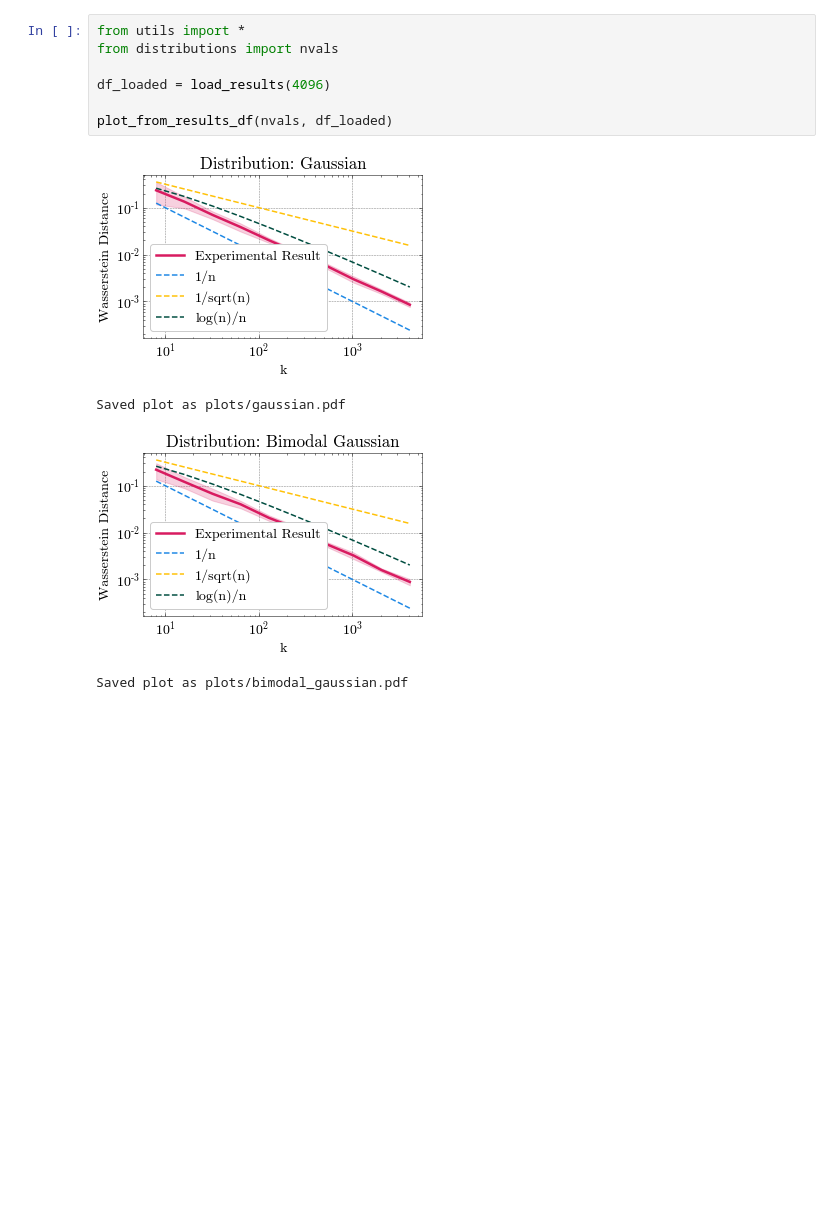
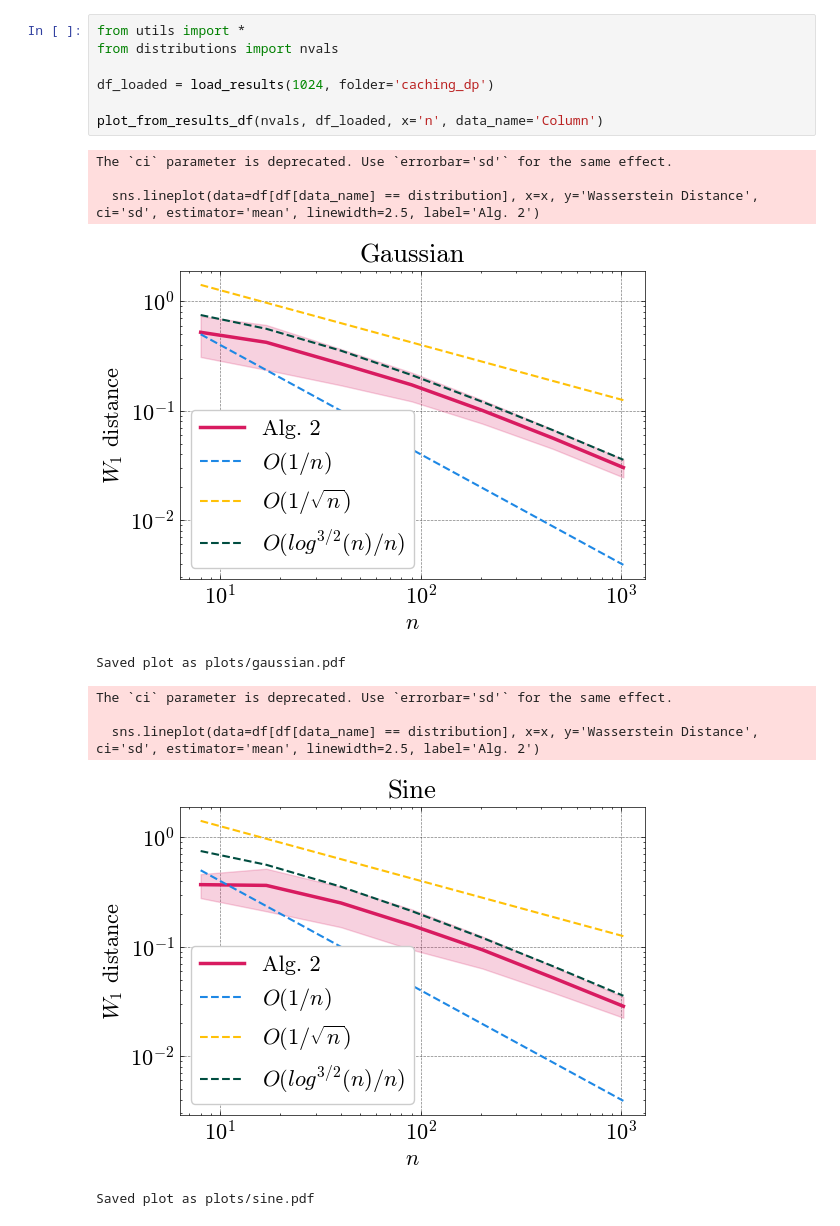
Before and after one commit to lurosenb/PafnutyMatch, a Jupyter notebook: plotting.ipynb, the cells around one changed output. Drawn from its saved outputs; the diff is of its cells as text; blank space fills up the shorter version.

```diff
--- a/plotting.ipynb
+++ b/plotting.ipynb
@@ -1,12 +1,18 @@
 # %%
 from utils import *
 from distributions import nvals
 
-df_loaded = load_results(4096)
+df_loaded = load_results(1024, folder='caching_dp')
 
-plot_from_results_df(nvals, df_loaded)
+plot_from_results_df(nvals, df_loaded, x='n', data_name='Column')
 # %% [output]
+The `ci` parameter is deprecated. Use `errorbar='sd'` for the same effect.
+
+  sns.lineplot(data=df[df[data_name] == distribution], x=x, y='Wasserstein Distance', ci='sd', estimator='mean', linewidth=2.5, label='Alg. 2')
-[figure, old version]
+[figure, new version]
-Saved plot as plots/gaussian.pdf
+Saved plot as plots/gaussian.pdf
+The `ci` parameter is deprecated. Use `errorbar='sd'` for the same effect.
+
+  sns.lineplot(data=df[df[data_name] == distribution], x=x, y='Wasserstein Distance', ci='sd', estimator='mean', linewidth=2.5, label='Alg. 2')
-[figure, old version]
+[figure, new version]
-Saved plot as plots/bimodal_gaussian.pdf
+Saved plot as plots/sine.pdf
```
Also changed, not shown: parts of 1 cell of this notebook, 11 other files.
